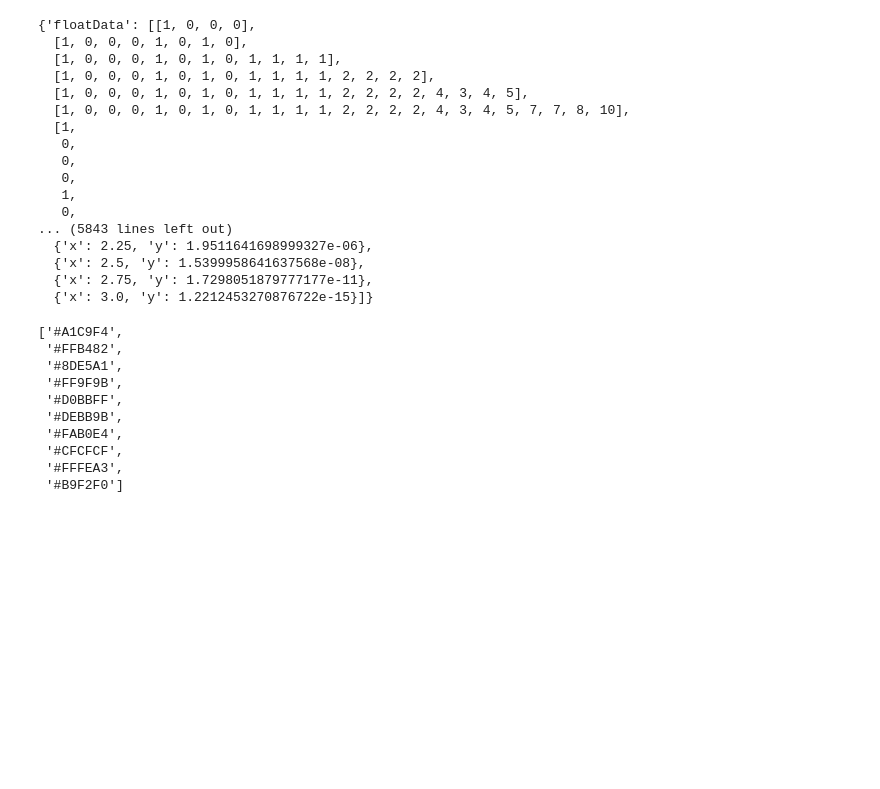
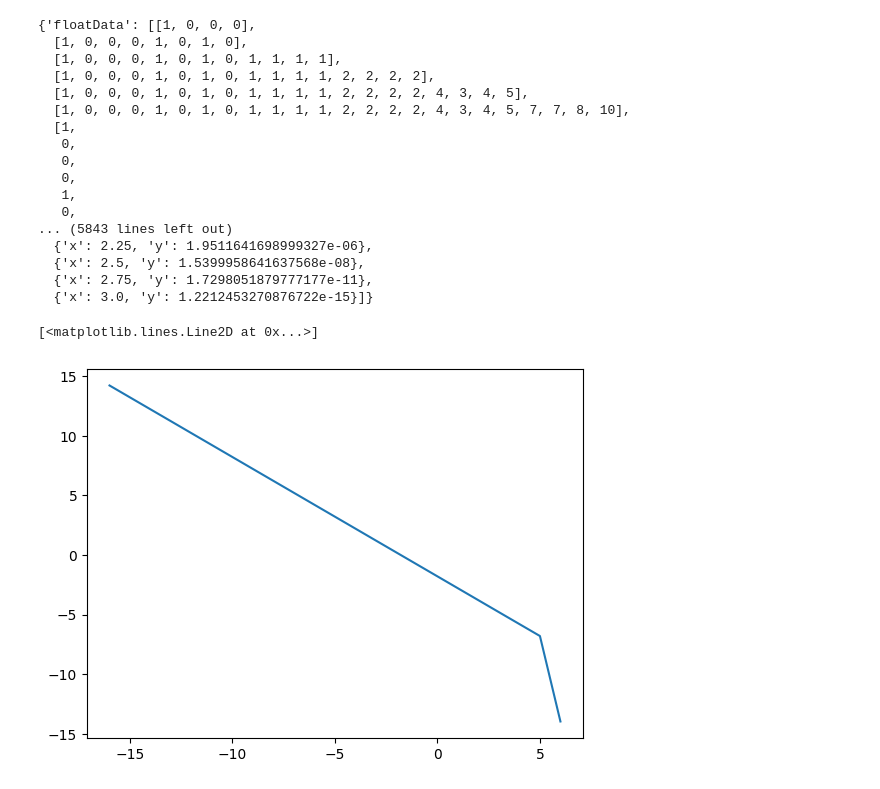
Before and after one commit to thecharlieblake/number-formats-for-ml, a Jupyter notebook: numerics.ipynb, the cells around one changed output. Saved outputs shown, nothing was run; the diff lists cells and outputs as text; code cells hidden in the pictures; blank space fills up the shorter version.

```diff
--- a/numerics.ipynb
+++ b/numerics.ipynb
@@ -264,18 +264,24 @@ data
   {'x': 2.5, 'y': 1.5399958641637568e-08},
   {'x': 2.75, 'y': 1.7298051879777177e-11},
   {'x': 3.0, 'y': 1.2212453270876722e-15}]}
-# %%
-import seaborn as sns
-
-list(sns.color_palette("pastel", as_cmap=True))
-# %% [output]
-['#A1C9F4',
- '#FFB482',
- '#8DE5A1',
- '#FF9F9B',
- '#D0BBFF',
- '#DEBB9B',
- '#FAB0E4',
- '#CFCFCF',
- '#FFFEA3',
- '#B9F2F0']
+# %%
+def error(stds, pre, post):
+    return ((pre - post) ** 2).mean(-1) ** 0.5 / stds
+
+
+def linear_quant(xs, min, max):
+    return np.clip(xs.round(), min, max)
+# %%
+num_samples = 2**20
+log_std_range = (-16, 8 + 1)
+stds = 2 ** np.arange(*log_std_range).astype(np.float32)
+normals = np.array([np.random.normal(0, 2**std, size=num_samples) for std in stds])
+errs = error(stds, normals, normals.round())
+# %%
+from matplotlib import pyplot as plt
+
+
+plt.plot(np.log2(stds), np.log2(errs))
+# %% [output]
+[<matplotlib.lines.Line2D at 0x...>]
+[figure, added]
```
Also changed, not shown: parts of 2 cells of this notebook.
